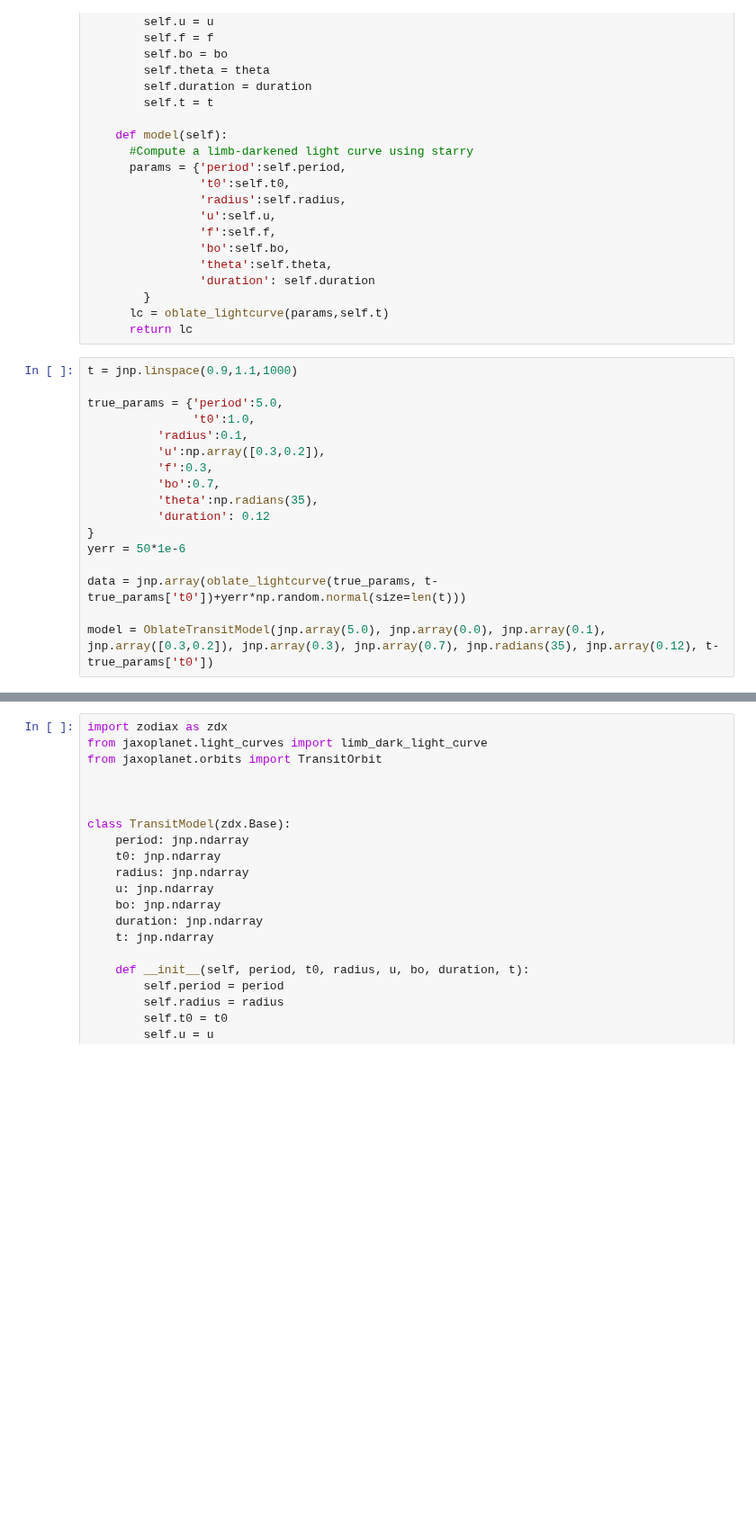
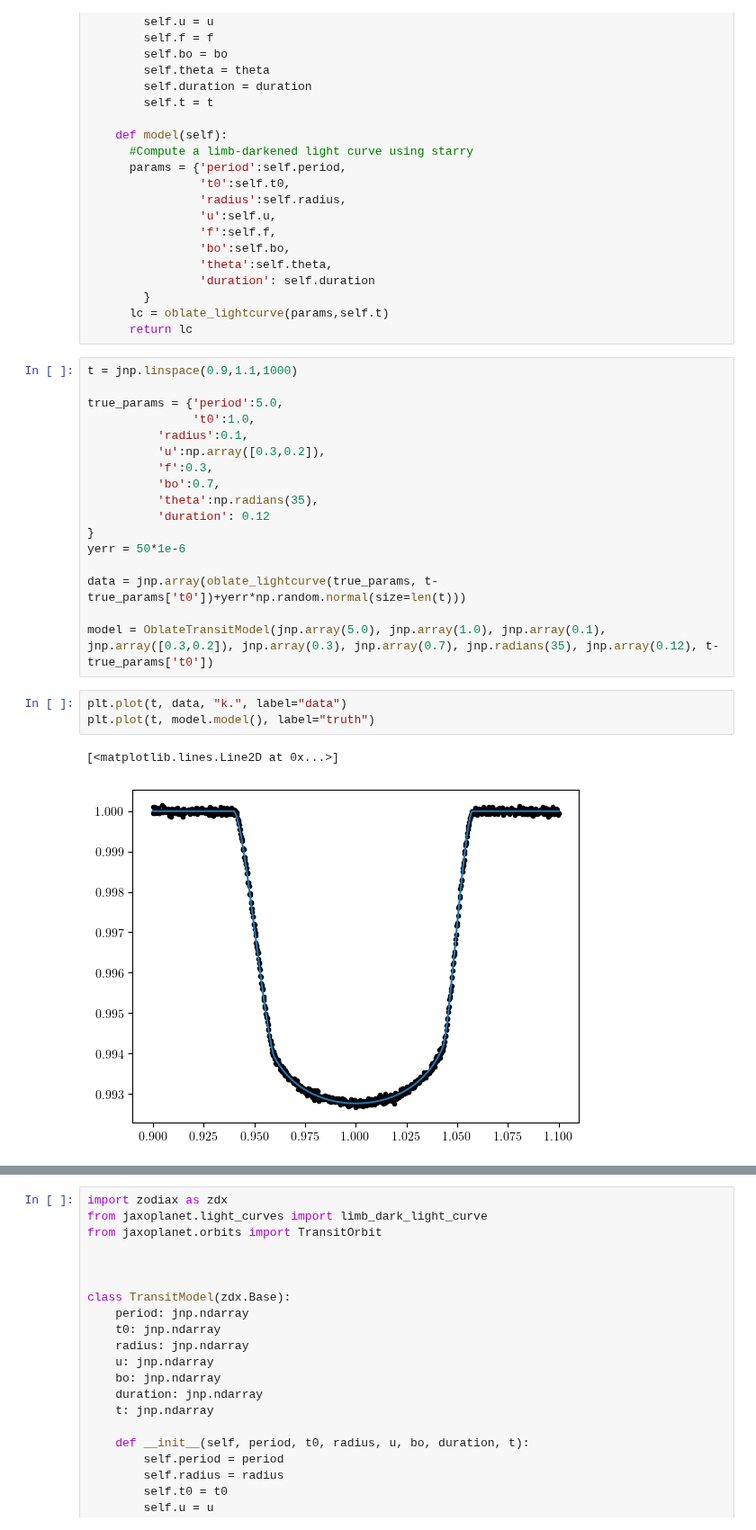
Before and after one commit to shishirdholakia/eclipsoid, a Jupyter notebook: notebooks/FisherInfo.ipynb, the cells around one changed output, grey strips where cells are left out. Shown at 90% size. Cells and saved outputs as stored; diff of their text form; blank space fills up the shorter version.

```diff
--- a/notebooks/FisherInfo.ipynb
+++ b/notebooks/FisherInfo.ipynb
@@ -153,5 +115,11 @@ yerr = 50*1e-6
 
 data = jnp.array(oblate_lightcurve(true_params, t-true_params['t0'])+yerr*np.random.normal(size=len(t)))
 
-model = OblateTransitModel(jnp.array(5.0), jnp.array(0.0), jnp.array(0.1), jnp.array([0.3,0.2]), jnp.array(0.3), jnp.array(0.7), jnp.radians(35), jnp.array(0.12), t-true_params['t0'])
+model = OblateTransitModel(jnp.array(5.0), jnp.array(1.0), jnp.array(0.1), jnp.array([0.3,0.2]), jnp.array(0.3), jnp.array(0.7), jnp.radians(35), jnp.array(0.12), t-true_params['t0'])
+# %%
+plt.plot(t, data, "k.", label="data")
+plt.plot(t, model.model(), label="truth")
+# %% [output]
+[<matplotlib.lines.Line2D at 0x...>]
+[figure, added]
 # %%
```
Also changed, not shown: parts of 21 cells of this notebook.
